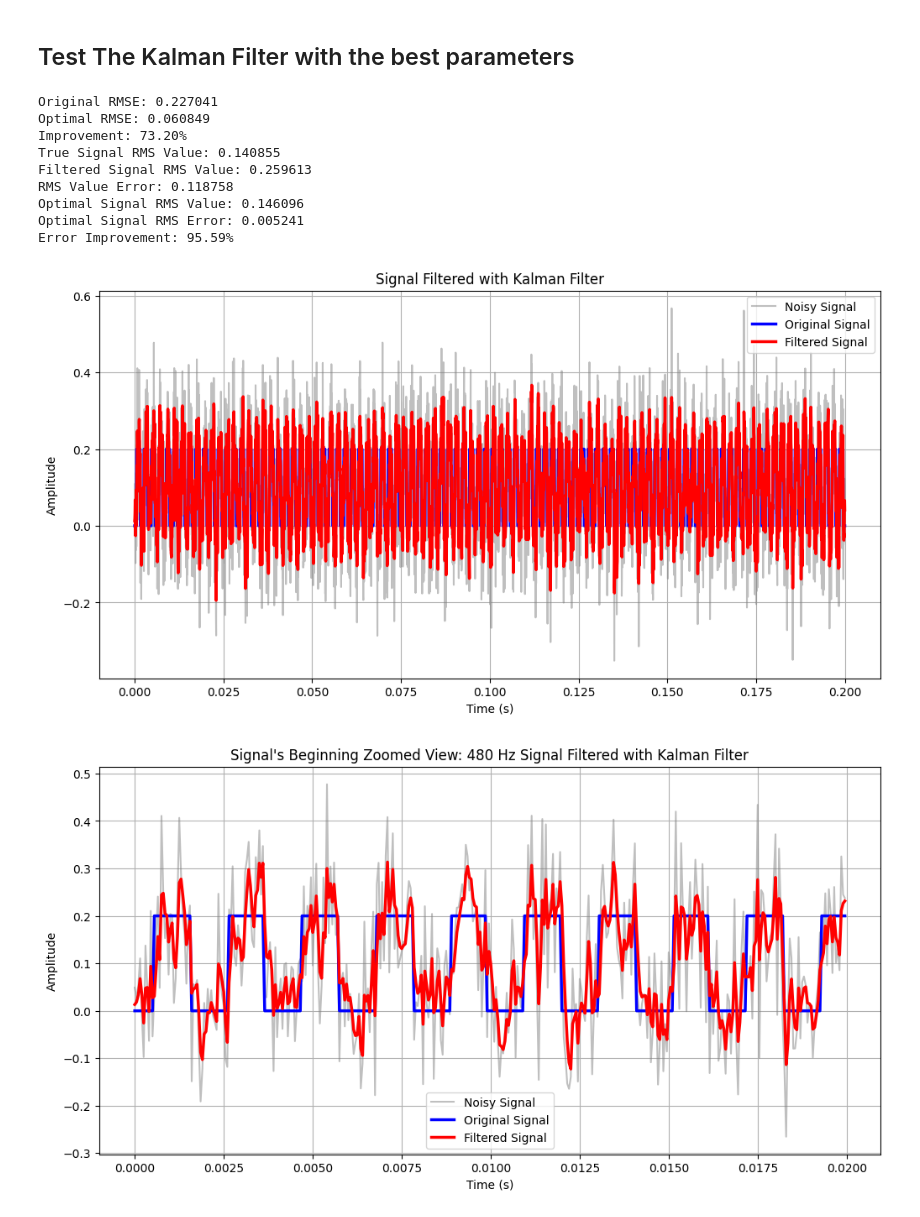
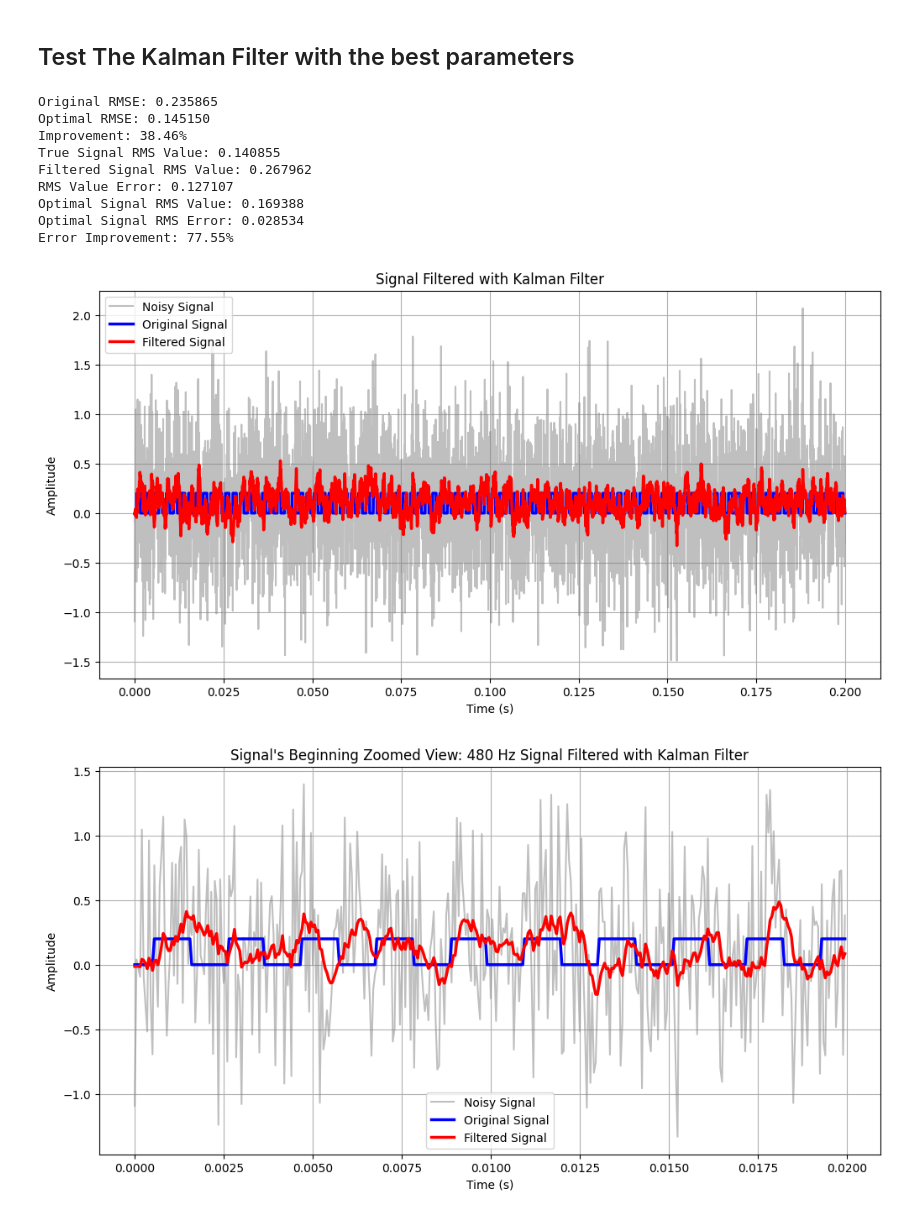
Before and after one commit to BolivarTech/Evolutionary_Linear_Kalman_Filter_Tuning, a Jupyter notebook: Evolutive_Optimizator.ipynb, the cells around one changed output. Saved outputs shown, nothing was run; the diff lists cells and outputs as text; code cells hidden in the pictures.

```diff
--- a/Evolutive_Optimizator.ipynb
+++ b/Evolutive_Optimizator.ipynb
@@ -465,7 +480,7 @@ Hall of Fame results saved to HallOfFame\20250321-131006_halloffame_results.json
 ## Test The Kalman Filter with the best parameters
 # %%
 # Add noise to create noisy measurement
-noise_std = 0.1
+noise_std = 0.5
 noisy_signal = SigGen.add_noise(true_signal, noise_std)
 
 # Initialize Optimized Kalman filter
@@ -483,40 +498,40 @@ kf = KalmanFilter(optimal_F, optimal_H, optimal_Q, optimal_R, P, x)
 optimal_filtered = kf.filter(noisy_signal)
 
 # Calculate improvement over original parameters
 original_mse, original_rmse = kf.calculate_error(true_signal, filtered_signal)
 optimal_mse, optimal_rmse = kf.calculate_error(true_signal, optimal_filtered)
 improvement = ((original_rmse - optimal_rmse) / original_rmse) * 100
 
 print(f"Original RMSE: {original_rmse:.6f}")
 print(f"Optimal RMSE: {optimal_rmse:.6f}")
 print(f"Improvement: {improvement:.2f}%")
 
 true_signal_rms_value = kf.calculate_rms_value(true_signal)
 filtered_signal_rms_value = kf.calculate_rms_value(filtered_signal)
 rms_value_error = kf.calculate_rms_value_error(true_signal, filtered_signal)
 optimal_signal_rms_value = kf.calculate_rms_value(optimal_filtered)
 optimal_error = kf.calculate_rms_value_error(true_signal, optimal_filtered)
 rms_value_error_improvement = ((rms_value_error - optimal_error) / rms_value_error)*100
 print(f'True Signal RMS Value: {true_signal_rms_value:.6f}')
 print(f'Filtered Signal RMS Value: {filtered_signal_rms_value:.6f}')
 print(f'RMS Value Error: {rms_value_error:.6f}')
 print(f'Optimal Signal RMS Value: {optimal_signal_rms_value:.6f}')
 print(f'Optimal Signal RMS Error: {optimal_error:.6f}')
 print(f'Error Improvement: {rms_value_error_improvement:.2f}%')
 
 # Plot results
 kf.plot_results(noisy_signal, true_signal, optimal_filtered, time)
 kf.plot_results(noisy_signal, true_signal, optimal_filtered, time, zoom_end=0.1, title=f'Signal\'s Beginning Zoomed View: {frequency} Hz Signal Filtered with Kalman Filter')
 kf.plot_results(noisy_signal, true_signal, optimal_filtered, time, zoom_begin=0.9, title=f'Signal\'s Ends Zoomed View: {frequency} Hz Signal Filtered with Kalman Filter')
 # %% [output]
-Original RMSE: 0.227041
-Optimal RMSE: 0.060849
-Improvement: 73.20%
+Original RMSE: 0.235865
+Optimal RMSE: 0.145150
+Improvement: 38.46%
 True Signal RMS Value: 0.140855
-Filtered Signal RMS Value: 0.259613
-RMS Value Error: 0.118758
-Optimal Signal RMS Value: 0.146096
-Optimal Signal RMS Error: 0.005241
-Error Improvement: 95.59%
+Filtered Signal RMS Value: 0.267962
+RMS Value Error: 0.127107
+Optimal Signal RMS Value: 0.169388
+Optimal Signal RMS Error: 0.028534
+Error Improvement: 77.55%
-[figure, old version]
+[figure, new version]
-[figure, old version]
+[figure, new version]
```
Also changed, not shown: parts of 13 cells of this notebook.
